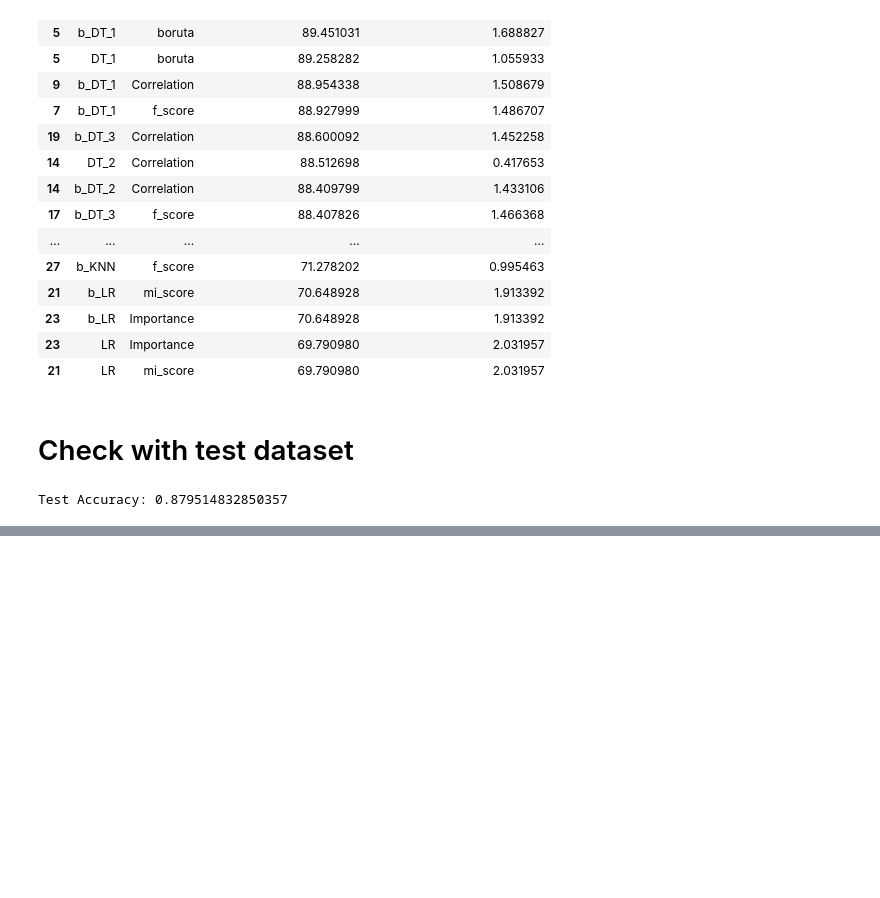
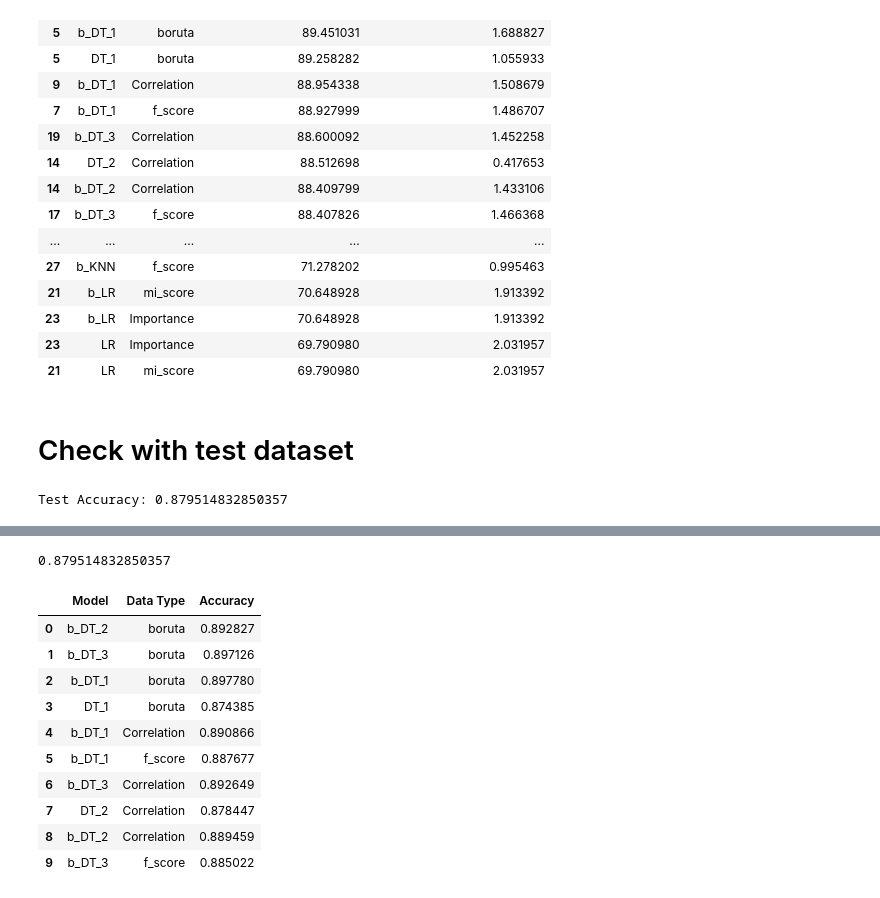
Before and after one commit to melkri/ML_classification, a Jupyter notebook: scripts/03_Models.ipynb, the cells around one changed output, grey strips where cells are left out. Cells and saved outputs as stored; diff of their text form; code cells hidden in the pictures; blank space fills up the shorter version.

Commit message:
Add functions to check accuracy on test data
def check_accuracy_test
def  check_top_n_models

```diff
--- a/scripts/03_Models.ipynb
+++ b/scripts/03_Models.ipynb
@@ -533,3 +533,5 @@ normal_models
                         min_samples_split=5),
  'LR': LogisticRegression(C=100, penalty='l1', solver='saga'),
  'KNN': KNeighborsClassifier(n_neighbors=10, p=1)}
+# %%
+all_models = {**normal_models, **bagging_models}
@@ -653,2 +660,20 @@ print("Test Accuracy:", test_accuracy)
 # %% [output]
 Test Accuracy: 0.879514832850357
+# %%
+# function to check the model accuracy on test data
+
+def check_accuracy_test(model, x_cols, y_col):
+
+    x_train = df_new.loc[:, x_cols]
+    y_train = df_new.loc[:, y_col]
+
+    x_test = test_new.loc[:, x_cols]
+    y_test = test_new.loc[:, y_col]
+
+    model.fit(x_train, y_train)
+
+    y_test_pred = model.predict(x_test)
+
+    test_accuracy = balanced_accuracy_score(y_test, y_test_pred)
+    return test_accuracy
+    #print("Test Accuracy:", test_accuracy)
@@ -654,0 +689,41 @@ Test Accuracy: 0.879514832850357
+# %%
+# function to check accuracy of top n models on test data
+
+def check_top_n_models(n):
+
+    results_df = pd. DataFrame(columns=['Model', 'Data Type', 'Accuracy'])
+
+    df_n_best_results = all_results.sort_values(by=['Mean Validation Accuracy'], ascending=[False]).head(n)
+
+    for _, row in df_n_best_results.iterrows():
+        model_name = row['Model']
+        data_type = row['Data Type']
+        x_cols = x_cols_new[data_type]
+
+        model = all_models[model_name]
+
+        accuracy = check_accuracy_test(model, x_cols, y_col)
+
+        results_df = results_df.append({'Model': model_name, 'Data Type': data_type, 'Accuracy': accuracy}, ignore_index=True)
+
+    return results_df
+# %%
+top_10_results_test = check_top_n_models(10)
+# %%
+check_accuracy_test(bagging_models['b_DT_3'], x_cols_new['mi_score'], y_col)
+# %% [output]
+0.879514832850357
+# %%
+top_10_results_test.head(10)
+# %% [output]
+|  | Model | Data Type | Accuracy |
+| 0 | b_DT_2 | boruta | 0.892827 |
+| 1 | b_DT_3 | boruta | 0.897126 |
+| 2 | b_DT_1 | boruta | 0.897780 |
+| 3 | DT_1 | boruta | 0.874385 |
+| 4 | b_DT_1 | Correlation | 0.890866 |
+| 5 | b_DT_1 | f_score | 0.887677 |
+| 6 | b_DT_3 | Correlation | 0.892649 |
+| 7 | DT_2 | Correlation | 0.878447 |
+| 8 | b_DT_2 | Correlation | 0.889459 |
+| 9 | b_DT_3 | f_score | 0.885022 |
```
Also changed, not shown: parts of 3 cells of this notebook.
